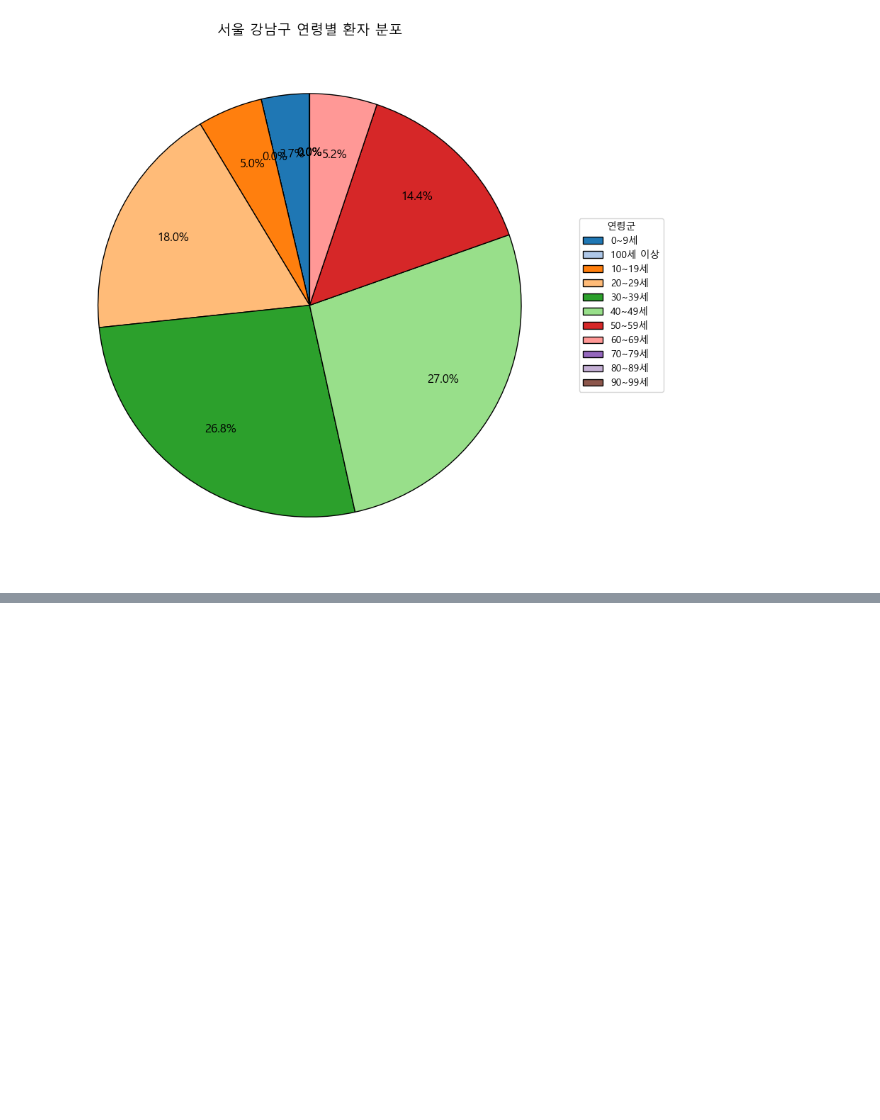
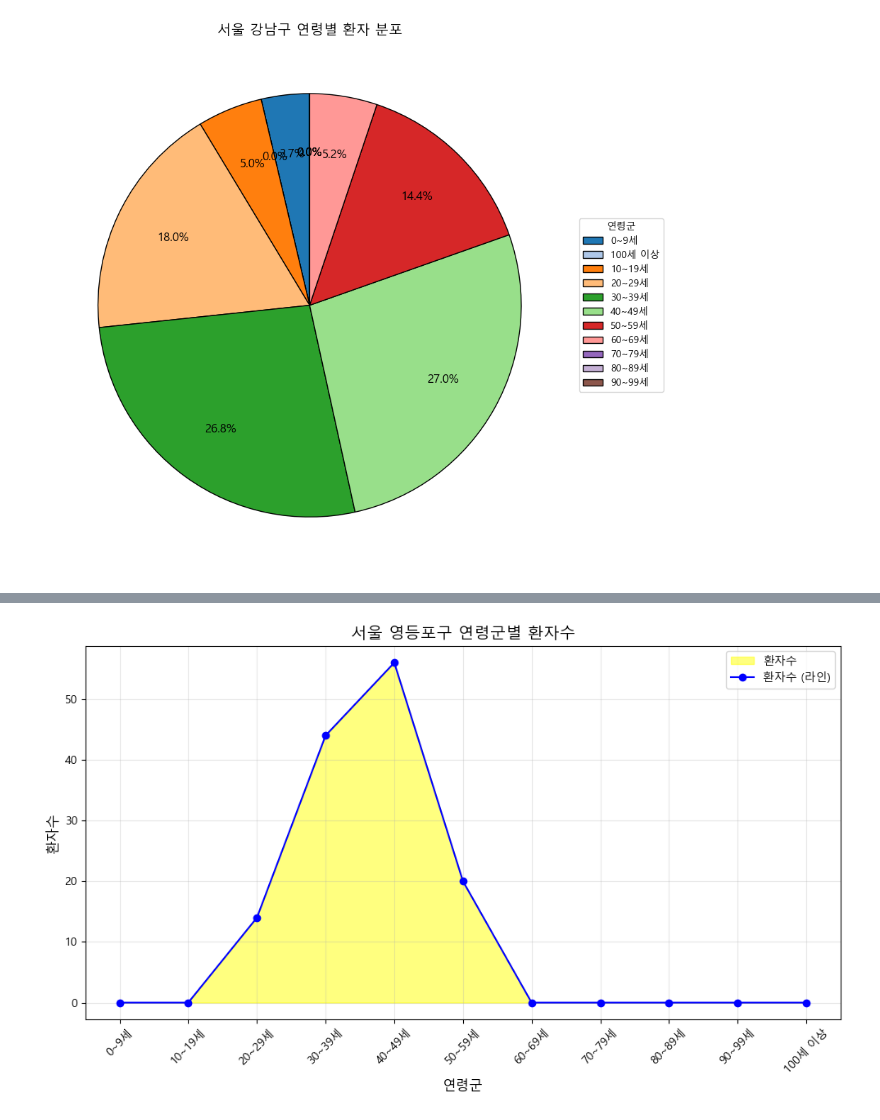
Before and after one commit to soon15/DATA-A, a Jupyter notebook: 지역 - 나이별 환자수 그래프 그리기/area-age.ipynb, the cells around one changed output, grey strips where cells are left out. Drawn from its saved outputs; the diff is of its cells as text; code cells hidden in the pictures; blank space fills up the shorter version.

```diff
--- a/지역 - 나이별 환자수 그래프 그리기/area-age.ipynb
+++ b/지역 - 나이별 환자수 그래프 그리기/area-age.ipynb
@@ -338,0 +339,55 @@ else:
+# %%
+import pandas as pd
+import matplotlib.pyplot as plt
+from matplotlib import font_manager, rc
+
+
+# 데이터 불러오기
+file_path = 'area.csv'
+data = pd.read_csv(file_path, encoding='euc-kr')
+
+# 사용자 입력으로 시도와 시군구 선택
+selected_region = input("원하는 지역(시도)을 입력하세요: ")
+selected_district = input(f"{selected_region} 내 원하는 시군구를 입력하세요: ")
+
+# 선택한 지역과 시군구에 해당하는 데이터 필터링
+filtered_data = data[(data['시도'] == selected_region) & (data['시군구'] == selected_district)]
+
+# 데이터가 있는지 확인
+if filtered_data.empty:
+    print("선택한 조건에 해당하는 데이터가 없습니다.")
+else:
+    # 연령별로 환자수 합산
+    age_group_data = filtered_data.groupby('연령군', as_index=False)['환자수'].sum()
+
+    # 연령군 순서대로 정렬: 연령군을 숫자로 변환 후 정렬
+    age_group_mapping = {
+        '0~9세': 0, '10~19세': 10, '20~29세': 20, '30~39세': 30,
+        '40~49세': 40, '50~59세': 50, '60~69세': 60, '70~79세': 70,
+        '80~89세': 80, '90~99세': 90, '100세 이상': 100
+    }
+    age_group_data['연령군_숫자'] = age_group_data['연령군'].map(age_group_mapping)
+    age_group_data = age_group_data.sort_values(by='연령군_숫자')
+
+    # 연령군 및 환자수 추출
+    age_groups = age_group_data['연령군']
+    patients = age_group_data['환자수']
+
+    # 연령군별 환자수를 면적 그래프로 시각화
+    plt.figure(figsize=(10, 6))
+    plt.fill_between(age_groups, patients, color='yellow', alpha=0.5, label='환자수')
+    plt.plot(age_groups, patients, color='blue', marker='o', label='환자수 (라인)')
+
+    # 그래프 제목과 레이블
+    plt.title(f'{selected_region} {selected_district} 연령군별 환자수', fontsize=14)
+    plt.xlabel('연령군', fontsize=12)
+    plt.ylabel('환자수', fontsize=12)
+    plt.xticks(rotation=45)  # X축 눈금 기울이기
+    plt.legend()
+    plt.grid(alpha=0.3)
+
+    # 그래프 출력
+    plt.tight_layout()  # 그래프 요소 간 여백 자동 조정
+    plt.show()
+# %% [output]
+[figure, added]
```
Also changed, not shown: parts of 2 cells of this notebook.
